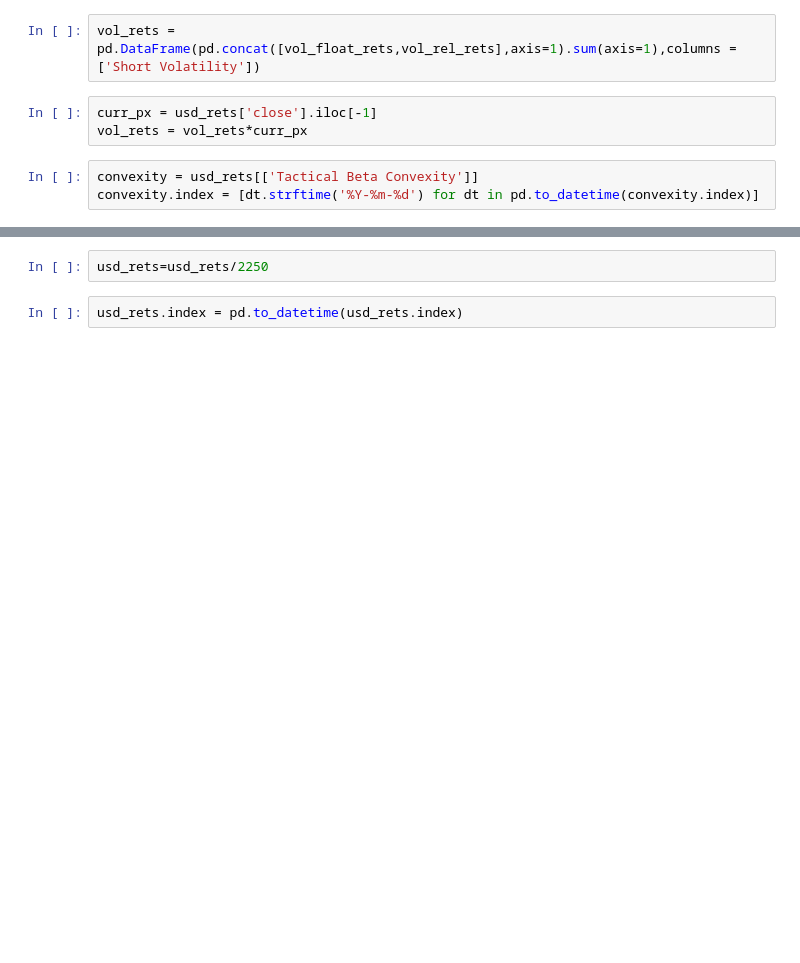
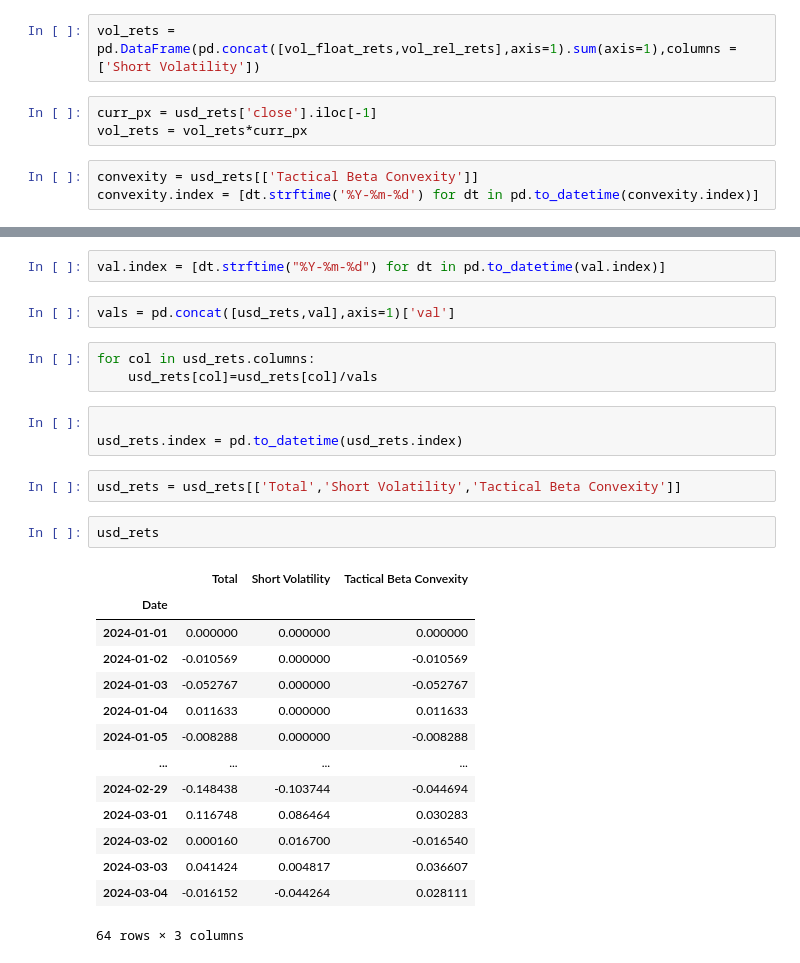
Before and after one commit to kmavyrle/QuantMasterFund, a Jupyter notebook: Crypto/TacticalBetaConvexity/test.ipynb, the cells around one changed output, grey strips where cells are left out. Cells and saved outputs as stored; diff of their text form; blank space fills up the shorter version.

```diff
--- a/Crypto/TacticalBetaConvexity/test.ipynb
+++ b/Crypto/TacticalBetaConvexity/test.ipynb
@@ -81,5 +119,30 @@ usd_rets['Total'] = usd_rets['Tactical Beta Convexity']+usd_rets['Short Volatili
+# %%
+val.index = [dt.strftime("%Y-%m-%d") for dt in pd.to_datetime(val.index)]
+# %%
+vals = pd.concat([usd_rets,val],axis=1)['val']
+# %%
+for col in usd_rets.columns:
+    usd_rets[col]=usd_rets[col]/vals
+# %%
+
+usd_rets.index = pd.to_datetime(usd_rets.index)
+# %%
+usd_rets = usd_rets[['Total','Short Volatility','Tactical Beta Convexity']]
 # %%
-usd_rets=usd_rets/2250
+usd_rets
+# %% [output]
+|  | Total | Short Volatility | Tactical Beta Convexity |
+| Date |  |  |  |
+| 2024-01-01 | 0.000000 | 0.000000 | 0.000000 |
+| 2024-01-02 | -0.010569 | 0.000000 | -0.010569 |
+| 2024-01-03 | -0.052767 | 0.000000 | -0.052767 |
+| 2024-01-04 | 0.011633 | 0.000000 | 0.011633 |
+| 2024-01-05 | -0.008288 | 0.000000 | -0.008288 |
+| ... | ... | ... | ... |
+| 2024-02-29 | -0.148438 | -0.103744 | -0.044694 |
+| 2024-03-01 | 0.116748 | 0.086464 | 0.030283 |
+| 2024-03-02 | 0.000160 | 0.016700 | -0.016540 |
+| 2024-03-03 | 0.041424 | 0.004817 | 0.036607 |
+| 2024-03-04 | -0.016152 | -0.044264 | 0.028111 |
+64 rows × 3 columns
-# %%
-usd_rets.index = pd.to_datetime(usd_rets.index)
 # %%
```
Also changed, not shown: parts of 15 cells of this notebook, 8 other files.
